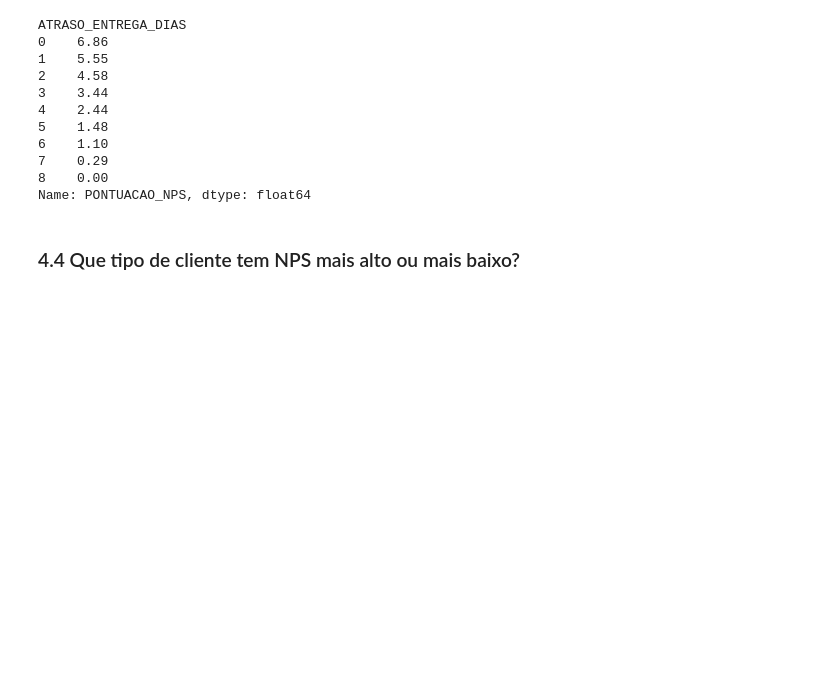
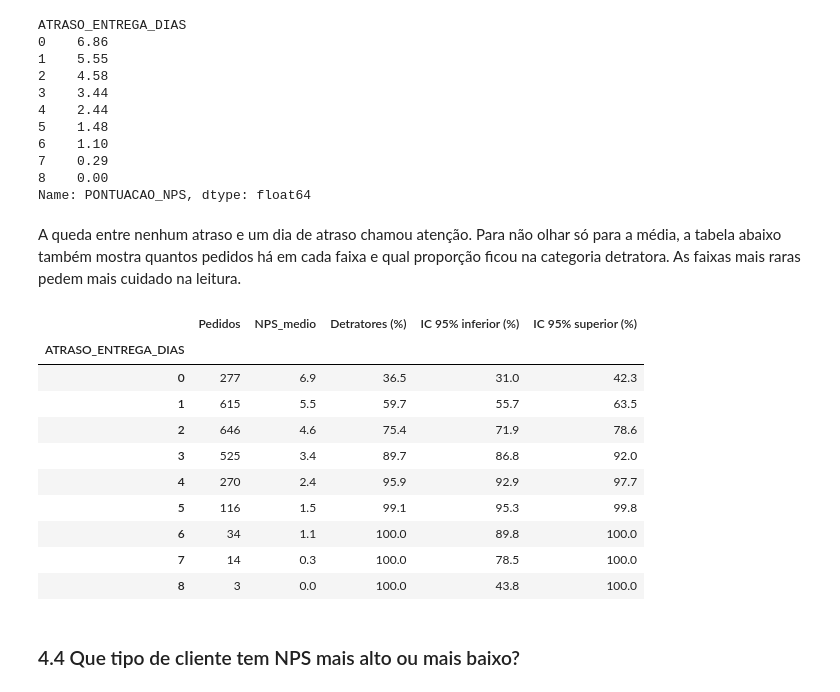
Before and after one commit to Caetanodassis/tech-challenge-fase1-nps-preditivo, a Jupyter notebook: notebooks/01_eda_negocio.ipynb, the cells around one changed output. Saved outputs shown, nothing was run; the diff lists cells and outputs as text; code cells hidden in the pictures; blank space fills up the shorter version.

```diff
--- a/notebooks/01_eda_negocio.ipynb
+++ b/notebooks/01_eda_negocio.ipynb
@@ -201,0 +264,9 @@ df_colunas_renomeadas.head()
+# %%
+df_colunas_renomeadas['CATEGORIA_NPS'] = pd.cut(
+    df_colunas_renomeadas['PONTUACAO_NPS'],
+    bins=[-float('inf'), 6, 8, float('inf')],
+    labels=['Detrator', 'Neutro', 'Promotor'],
+)
+resumo_nps = df_colunas_renomeadas['CATEGORIA_NPS'].value_counts().reindex(['Detrator', 'Neutro', 'Promotor']).to_frame('Pedidos')
+resumo_nps['Percentual'] = resumo_nps['Pedidos'] / len(df_colunas_renomeadas) * 100
+display(resumo_nps.round(1))
@@ -348,6 +456,38 @@ ATRASO_ENTREGA_DIAS
 7    0.29
 8    0.00
 Name: PONTUACAO_NPS, dtype: float64
+# %% [markdown]
+A queda entre nenhum atraso e um dia de atraso chamou atenção. Para não olhar só para a média, a tabela abaixo também mostra quantos pedidos há em cada faixa e qual proporção ficou na categoria detratora. As faixas mais raras pedem mais cuidado na leitura.
+# %%
+def intervalo_wilson(sucessos, total):
+    if total == 0:
+        return float('nan'), float('nan')
+    z = 1.96
+    proporcao = sucessos / total
+    denominador = 1 + z**2 / total
+    centro = (proporcao + z**2 / (2 * total)) / denominador
+    margem = z * (proporcao * (1 - proporcao) / total + z**2 / (4 * total**2)) ** 0.5 / denominador
+    return centro - margem, centro + margem
+
+resumo_atraso = df_colunas_renomeadas.groupby('ATRASO_ENTREGA_DIAS')['PONTUACAO_NPS'].agg(Pedidos='size', NPS_medio='mean')
+grupo_atraso = df_colunas_renomeadas.groupby('ATRASO_ENTREGA_DIAS')['PONTUACAO_NPS']
+resumo_atraso['Detratores (%)'] = grupo_atraso.apply(lambda notas: (notas <= 6).mean() * 100)
+intervalos = grupo_atraso.apply(lambda notas: intervalo_wilson((notas <= 6).sum(), len(notas)))
+resumo_atraso['IC 95% inferior (%)'] = intervalos.apply(lambda par: par[0] * 100)
+resumo_atraso['IC 95% superior (%)'] = intervalos.apply(lambda par: par[1] * 100)
+display(resumo_atraso.round(1))
+# %% [output]
+|  | Pedidos | NPS_medio | Detratores (%) | IC 95% inferior (%) | IC 95% superior (%) |
+| ATRASO_ENTREGA_DIAS |  |  |  |  |  |
+| 0 | 277 | 6.9 | 36.5 | 31.0 | 42.3 |
+| 1 | 615 | 5.5 | 59.7 | 55.7 | 63.5 |
+| 2 | 646 | 4.6 | 75.4 | 71.9 | 78.6 |
+| 3 | 525 | 3.4 | 89.7 | 86.8 | 92.0 |
+| 4 | 270 | 2.4 | 95.9 | 92.9 | 97.7 |
+| 5 | 116 | 1.5 | 99.1 | 95.3 | 99.8 |
+| 6 | 34 | 1.1 | 100.0 | 89.8 | 100.0 |
+| 7 | 14 | 0.3 | 100.0 | 78.5 | 100.0 |
+| 8 | 3 | 0.0 | 100.0 | 43.8 | 100.0 |
 # %% [markdown]
 ### 4.4 Que tipo de cliente tem NPS mais alto ou mais baixo?
 # %%
```
Also changed, not shown: parts of 19 cells of this notebook, 4 other files.
